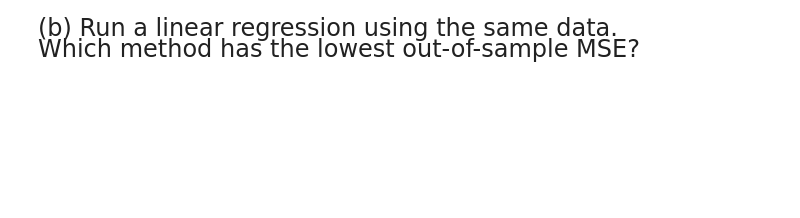
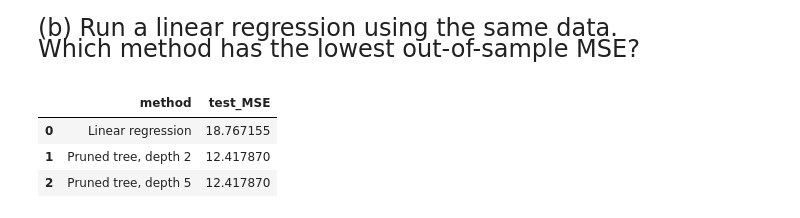
Before and after one commit to apastor03/datasci530fall2026, a Jupyter notebook: Lecture 13/Lecture 13a - Regression Trees.ipynb, the cells around one changed output. Saved outputs shown, nothing was run; the diff lists cells and outputs as text; code cells hidden in the pictures; blank space fills up the shorter version.

```diff
--- a/Lecture 13/Lecture 13a - Regression Trees.ipynb
+++ b/Lecture 13/Lecture 13a - Regression Trees.ipynb
@@ -193,0 +229,22 @@ Which method has the lowest out-of-sample MSE?
+# %%
+from sklearn.linear_model import LinearRegression
+
+linear_model = LinearRegression()
+linear_model.fit(boston_X_train, boston_y_train)
+
+linear_mse = np.mean(
+    (boston_y_test - linear_model.predict(boston_X_test)) ** 2
+)
+
+comparison = pd.DataFrame([
+    {"method": "Linear regression", "test_MSE": linear_mse},
+    {"method": "Pruned tree, depth 2", "test_MSE": results[0]["test_MSE"]},
+    {"method": "Pruned tree, depth 5", "test_MSE": results[1]["test_MSE"]},
+])
+
+comparison
+# %% [output]
+|  | method | test_MSE |
+| 0 | Linear regression | 18.767155 |
+| 1 | Pruned tree, depth 2 | 12.417870 |
+| 2 | Pruned tree, depth 5 | 12.417870 |
```
Also changed, not shown: parts of 8 cells of this notebook, 9 other files.
